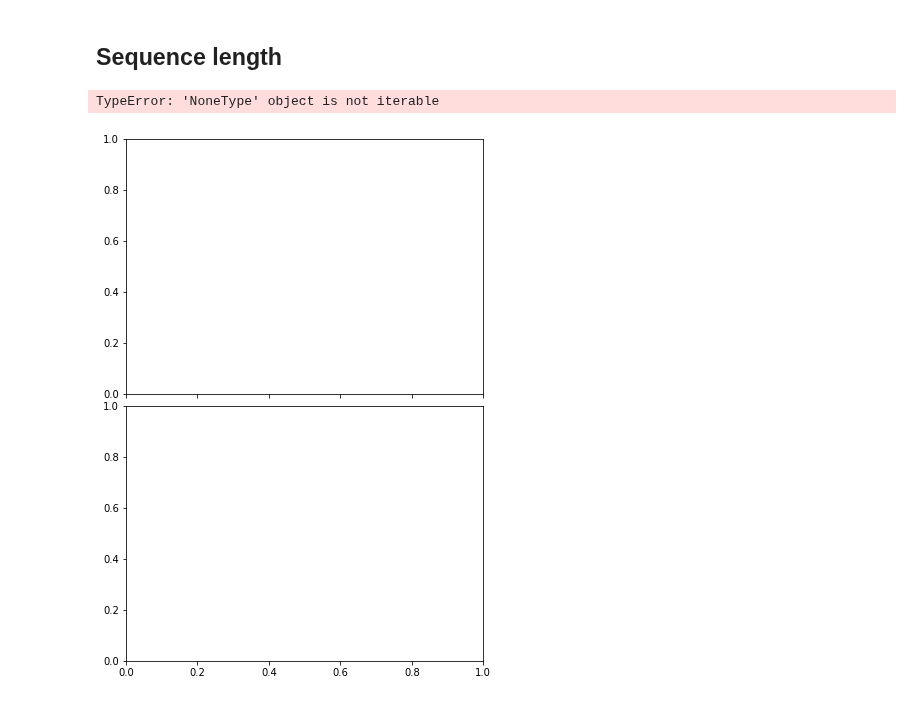
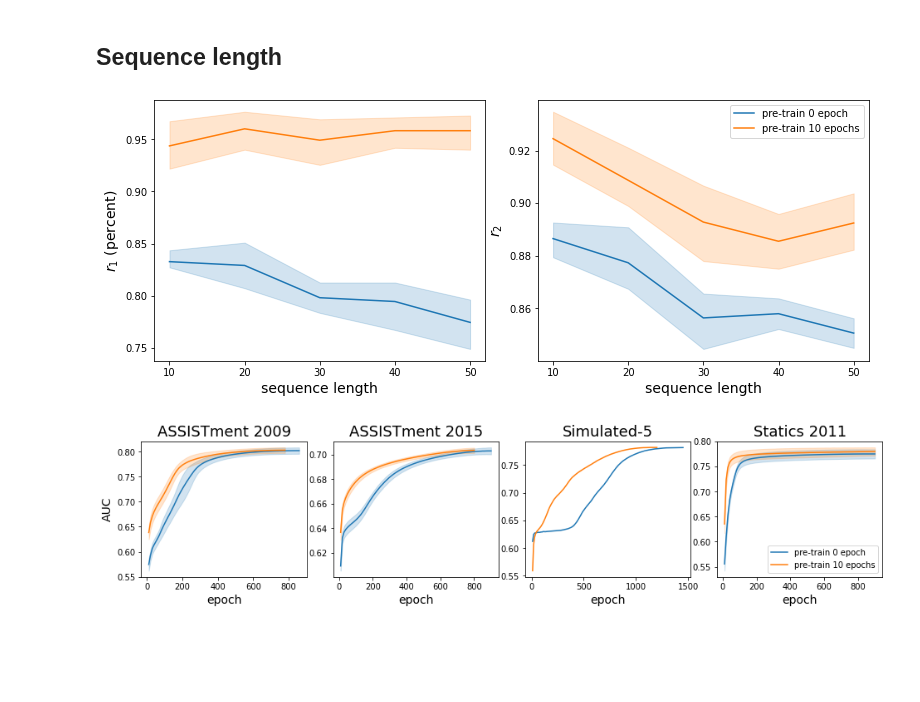
Before and after one commit to qqpann/KnowledgeTracing, a Jupyter notebook: notebook/Results_ICCE2021.ipynb, the cells around one changed output. Cells and saved outputs as stored; diff of their text form; code cells hidden in the pictures; blank space fills up the shorter version.

Commit message:
update: copy sequence length analytics from ieee to icce

```diff
--- a/notebook/Results_ICCE2021.ipynb
+++ b/notebook/Results_ICCE2021.ipynb
@@ -582,7 +582,7 @@ def ndcg_plot_with_std(config_name, ax, objective='eval_auc', kfold=5, yname=('R
             xs += [seq_size]
             r2 += [mean(r['indicator'][yname[0]][str(k)])]
     # sns.lineplot(xs, ndcg, label=label, ax=ax)
-    sns.lineplot(xs, r2, label=label, ax=ax)
+    sns.lineplot(xs, r2, label=label, ax=ax, markers="o")
 
 
 def r1_plot_with_std(config_name, ax, objective='eval_auc', kfold=5, yname=('RPsoft','$r_1$'), label=''):
@@ -595,34 +595,38 @@ def r1_plot_with_std(config_name, ax, objective='eval_auc', kfold=5, yname=('RPs
         seq_size = r['config']['sequence_size']
         if seq_size == 200:
             continue
 
         for k in range(kfold):
             # xs += [seq_size]*110
             # ndcg += r['indicator'][yname[0]][str(k)]
             xs += [seq_size]
             soft = r['indicator']['RPsoft'][str(k)]
             r1 += [soft['good'] / (soft['good']+soft['bad'])]
     # sns.lineplot(xs, ndcg, label=label, ax=ax)
     sns.lineplot(xs, r1, label=label, ax=ax)
 
 
-fig, axs = plt.subplots(2, sharex=True, figsize=(6.4, 4.8 * 2))
+fig, axs = plt.subplots(1, 2, sharex=True, figsize=(6.4 * 2, 4.8))
+# fig, axs = plt.subplots(1, 4, sharey=False, figsize=(4*4,3))
 fig.subplots_adjust(hspace=.05, wspace=.16)
 
 r1_plot_with_std('20_0814_ieeeBD2020_assist09', axs[0], label='pre 0')
 r1_plot_with_std('20_0815_ieeeBD2020_assist09_pre', axs[0], label='pre 10')
-axs[0].set_ylabel('$r_1$')
+axs[0].set_xlabel('sequence length')
+axs[0].set_ylabel('$r_1$ (percent)')
+axs[0].xaxis.label.set_fontsize(14)
 axs[0].yaxis.label.set_fontsize(14)
 axs[0].legend()
 axs[0].get_legend().remove()
+axs[0].set_xticks(range(10,51,10))
 
 ndcg_plot_with_std('20_0814_ieeeBD2020_assist09', axs[1], label='pre-train 0 epoch')
 ndcg_plot_with_std('20_0815_ieeeBD2020_assist09_pre', axs[1], label='pre-train 10 epochs')
 axs[1].set_xlabel('sequence length')
 axs[1].set_ylabel('$r_2$')
 axs[1].xaxis.label.set_fontsize(14)
 axs[1].yaxis.label.set_fontsize(14)
 axs[1].legend()
+plt.show()
 # %% [output]
-TypeError: 'NoneType' object is not iterable
-[figure, old version]
+[figure, new version]
@@ -628,0 +660,19 @@ TypeError: 'NoneType' object is not iterable
+# %%
+fig, axs = plt.subplots(1, 4, sharey=False, figsize=(4*4,3))
+# plt.subplots_adjust(hspace=0.3)
+fig.subplots_adjust(hspace=.1, wspace=.16)
+label_names = {
+    '20_0310_edm2020_assist09' : 'ASSISTment 2009',
+    '20_0310_edm2020_assist15' : 'ASSISTment 2015',
+    '20_0310_edm2020_synthetic': 'Simulated-5',
+    '20_0310_edm2020_statics'  : 'Statics 2011',
+    'pre_dummy_epoch_size10.auto': 'pre-train 10 epochs',
+    'pre_dummy_epoch_size0.auto': 'pre-train 0 epoch',
+}
+lc_plot('20_0310_edm2020_assist09' , ax=axs[0], idx=0, label_names=label_names)
+lc_plot('20_0310_edm2020_assist15' , ax=axs[1], idx=1, label_names=label_names)
+lc_plot('20_0310_edm2020_synthetic', ax=axs[2], idx=2, label_names=label_names)
+lc_plot('20_0310_edm2020_statics'  , ax=axs[3], idx=3, label_names=label_names)
+plt.show()
+# %% [output]
+[figure, added]
```
Also changed, not shown: parts of 1 cell of this notebook.
